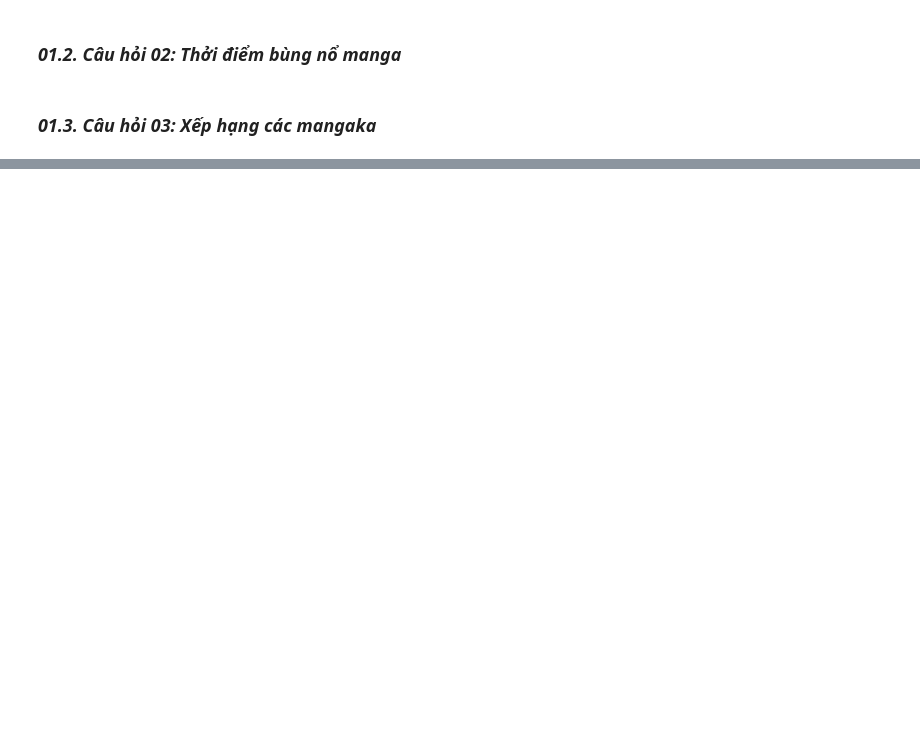
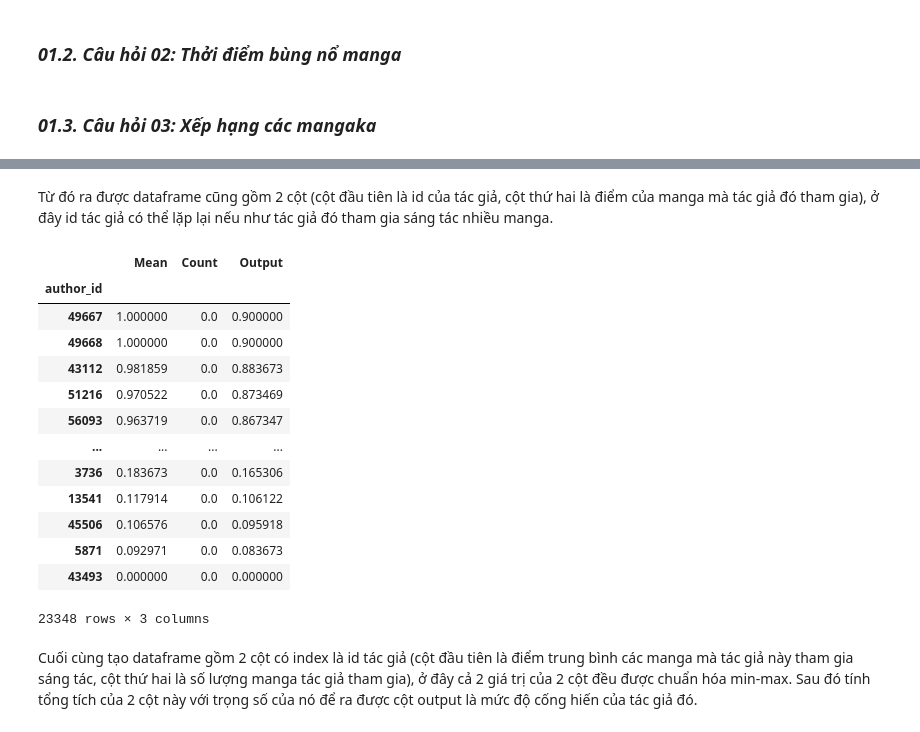
Before and after one commit to lengoctuong/Prj-Manga-Dataset_Programming4DS, a Jupyter notebook: 03_Asking-Questions-and-Analyzing.ipynb, the cells around one changed output, grey strips where cells are left out. Drawn from its saved outputs; the diff is of its cells as text; code cells hidden in the pictures; blank space fills up the shorter version.

Commit message:
[03.2.2]_q1-apply-model_q3

```diff
--- a/03_Asking-Questions-and-Analyzing.ipynb
+++ b/03_Asking-Questions-and-Analyzing.ipynb
@@ -229,3 +285,9 @@ dic
 ### **_01.2. Câu hỏi 02: Thởi điểm bùng nổ manga_**
 # %% [markdown]
 ### **_01.3. Câu hỏi 03: Xếp hạng các mangaka_**
+# %%
+temp1 = manga_df['authors'].explode().apply(lambda col: str(col))
+temp2 = temp1.str.findall(r'[0-9]+')
+temp3 = temp2.apply(lambda col: col.pop() if len(col) > 0 else np.nan)
+temp4 = temp3.to_frame().reset_index()
+temp4
@@ -231,0 +310,7 @@ dic
+# %%
+temp4.columns = ['manga_index', 'author_id']
+temp4['manga_score'] = manga_df.loc[temp4['manga_index']]['score'].reset_index()['score']
+temp4 = temp4.drop(columns=['manga_index'])
+temp4 = temp4[~temp4['author_id'].isna()]
+temp4 = temp4.reset_index().drop(columns='index')
+temp4
@@ -231,0 +331,24 @@ dic
+# %% [markdown]
+Từ đó ra được dataframe cũng gồm 2 cột (cột đầu tiên là id của tác giả, cột thứ hai là điểm của manga mà tác giả đó tham gia), ở đây id tác giả có thể lặp lại nếu như tác giả đó tham gia sáng tác nhiều manga.
+# %%
+q3_df = temp4.groupby('author_id')['manga_score'].agg(Mean='mean', Count='count')
+n_q3_df = (q3_df - q3_df.min()) / (q3_df.max() - q3_df.min())
+n_q3_df['Output'] = n_q3_df['Mean'] * 0.9 + n_q3_df['Count'] * 0.1
+n_q3_df.sort_values(by=['Output'], ascending=False)
+# %% [output]
+|  | Mean | Count | Output |
+| author_id |  |  |  |
+| 49667 | 1.000000 | 0.0 | 0.900000 |
+| 49668 | 1.000000 | 0.0 | 0.900000 |
+| 43112 | 0.981859 | 0.0 | 0.883673 |
+| 51216 | 0.970522 | 0.0 | 0.873469 |
+| 56093 | 0.963719 | 0.0 | 0.867347 |
+| ... | ... | ... | ... |
+| 3736 | 0.183673 | 0.0 | 0.165306 |
+| 13541 | 0.117914 | 0.0 | 0.106122 |
+| 45506 | 0.106576 | 0.0 | 0.095918 |
+| 5871 | 0.092971 | 0.0 | 0.083673 |
+| 43493 | 0.000000 | 0.0 | 0.000000 |
+23348 rows × 3 columns
+# %% [markdown]
+Cuối cùng tạo dataframe gồm 2 cột có index là id tác giả (cột đầu tiên là điểm trung bình các manga mà tác giả này tham gia sáng tác, cột thứ hai là số lượng manga tác giả tham gia), ở đây cả 2 giá trị của 2 cột đều được chuẩn hóa min-max. Sau đó tính tổng tích của 2 cột này với trọng số của nó để ra được cột output là mức độ cống hiến của tác giả đó.
```
Also changed, not shown: parts of 11 cells of this notebook.
